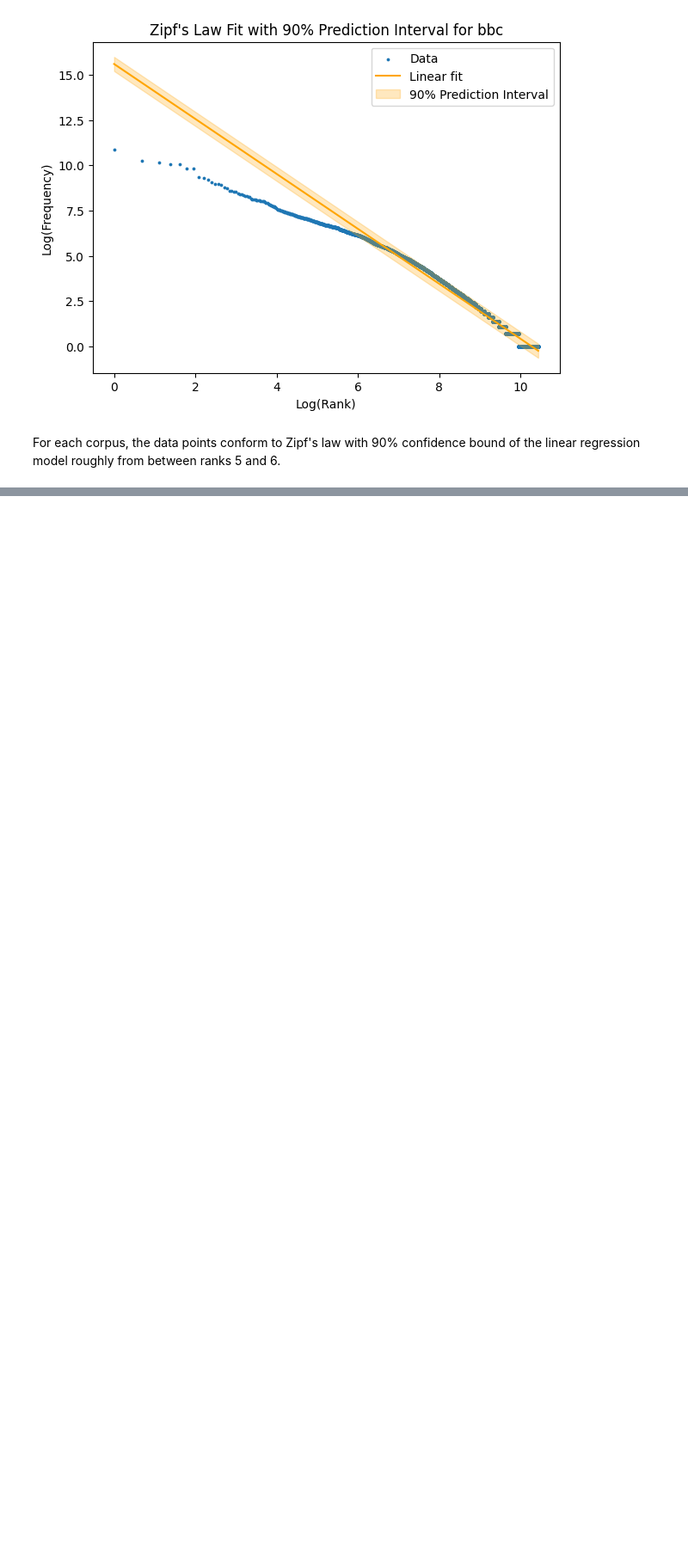
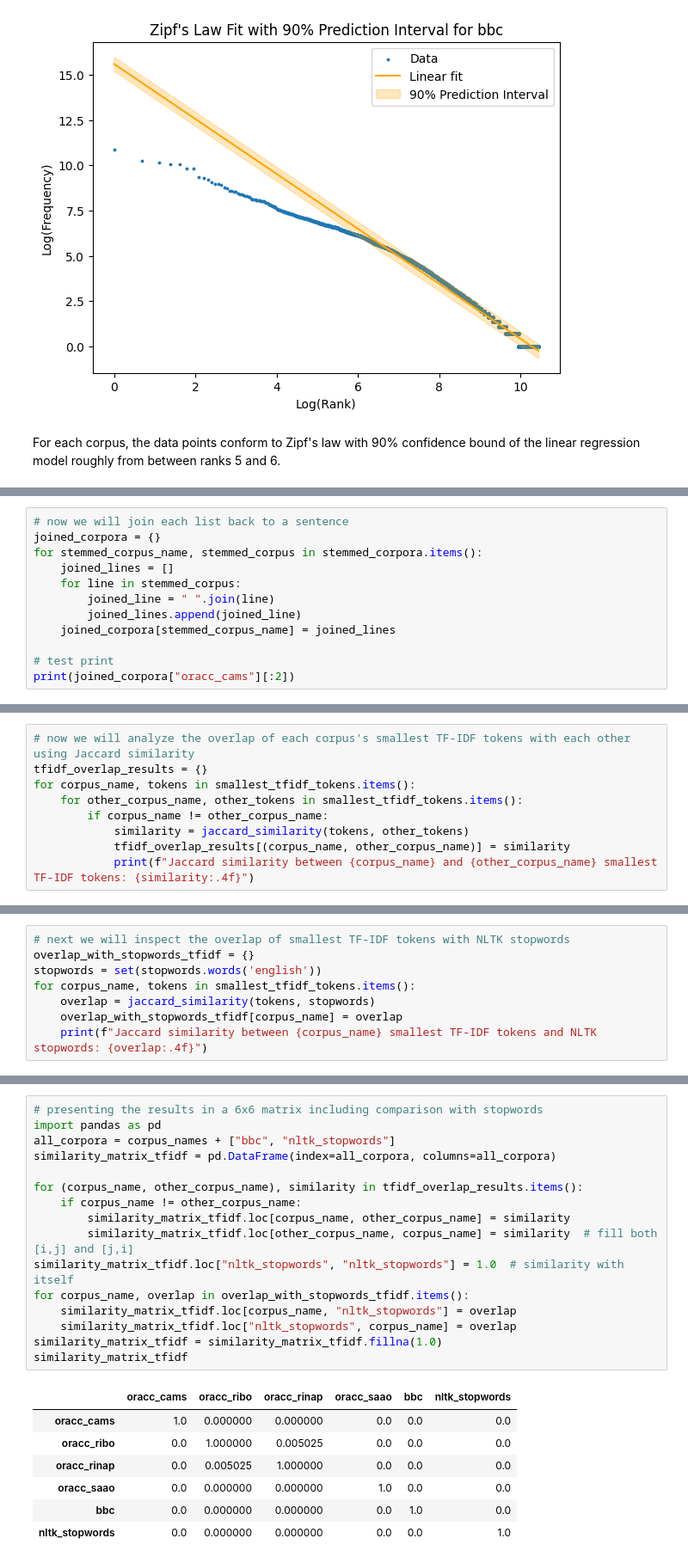
Before and after one commit to Sahe00/NLPTM_finalproject, a Jupyter notebook: project.ipynb, the cells around one changed output, grey strips where cells are left out. Shown at 86% size. Cells and saved outputs as stored; diff of their text form; blank space fills up the shorter version.

```diff
--- a/project.ipynb
+++ b/project.ipynb
@@ -422,0 +572,12 @@ For each corpus, the data points conform to Zipf's law with 90% confidence bound
+# %%
+# now we will join each list back to a sentence
+joined_corpora = {}
+for stemmed_corpus_name, stemmed_corpus in stemmed_corpora.items():
+    joined_lines = []
+    for line in stemmed_corpus:
+        joined_line = " ".join(line)
+        joined_lines.append(joined_line)
+    joined_corpora[stemmed_corpus_name] = joined_lines
+
+# test print
+print(joined_corpora["oracc_cams"][:2])
@@ -422,0 +639,9 @@ For each corpus, the data points conform to Zipf's law with 90% confidence bound
+# %%
+# now we will analyze the overlap of each corpus's smallest TF-IDF tokens with each other using Jaccard similarity
+tfidf_overlap_results = {}
+for corpus_name, tokens in smallest_tfidf_tokens.items():
+    for other_corpus_name, other_tokens in smallest_tfidf_tokens.items():
+        if corpus_name != other_corpus_name:
+            similarity = jaccard_similarity(tokens, other_tokens)
+            tfidf_overlap_results[(corpus_name, other_corpus_name)] = similarity
+            print(f"Jaccard similarity between {corpus_name} and {other_corpus_name} smallest TF-IDF tokens: {similarity:.4f}")
@@ -422,0 +669,8 @@ For each corpus, the data points conform to Zipf's law with 90% confidence bound
+# %%
+# next we will inspect the overlap of smallest TF-IDF tokens with NLTK stopwords
+overlap_with_stopwords_tfidf = {}
+stopwords = set(stopwords.words('english'))
+for corpus_name, tokens in smallest_tfidf_tokens.items():
+    overlap = jaccard_similarity(tokens, stopwords)
+    overlap_with_stopwords_tfidf[corpus_name] = overlap
+    print(f"Jaccard similarity between {corpus_name} smallest TF-IDF tokens and NLTK stopwords: {overlap:.4f}")
@@ -422,0 +683,24 @@ For each corpus, the data points conform to Zipf's law with 90% confidence bound
+# %%
+# presenting the results in a 6x6 matrix including comparison with stopwords
+import pandas as pd
+all_corpora = corpus_names + ["bbc", "nltk_stopwords"]
+similarity_matrix_tfidf = pd.DataFrame(index=all_corpora, columns=all_corpora)
+
+for (corpus_name, other_corpus_name), similarity in tfidf_overlap_results.items():
+    if corpus_name != other_corpus_name:
+        similarity_matrix_tfidf.loc[corpus_name, other_corpus_name] = similarity
+        similarity_matrix_tfidf.loc[other_corpus_name, corpus_name] = similarity  # fill both [i,j] and [j,i]
+similarity_matrix_tfidf.loc["nltk_stopwords", "nltk_stopwords"] = 1.0  # similarity with itself
+for corpus_name, overlap in overlap_with_stopwords_tfidf.items():
+    similarity_matrix_tfidf.loc[corpus_name, "nltk_stopwords"] = overlap
+    similarity_matrix_tfidf.loc["nltk_stopwords", corpus_name] = overlap
+similarity_matrix_tfidf = similarity_matrix_tfidf.fillna(1.0)
+similarity_matrix_tfidf
+# %% [output]
+|  | oracc_cams | oracc_ribo | oracc_rinap | oracc_saao | bbc | nltk_stopwords |
+| oracc_cams | 1.0 | 0.000000 | 0.000000 | 0.0 | 0.0 | 0.0 |
+| oracc_ribo | 0.0 | 1.000000 | 0.005025 | 0.0 | 0.0 | 0.0 |
+| oracc_rinap | 0.0 | 0.005025 | 1.000000 | 0.0 | 0.0 | 0.0 |
+| oracc_saao | 0.0 | 0.000000 | 0.000000 | 1.0 | 0.0 | 0.0 |
+| bbc | 0.0 | 0.000000 | 0.000000 | 0.0 | 1.0 | 0.0 |
+| nltk_stopwords | 0.0 | 0.000000 | 0.000000 | 0.0 | 0.0 | 1.0 |
```
Also changed, not shown: parts of 17 cells of this notebook.
